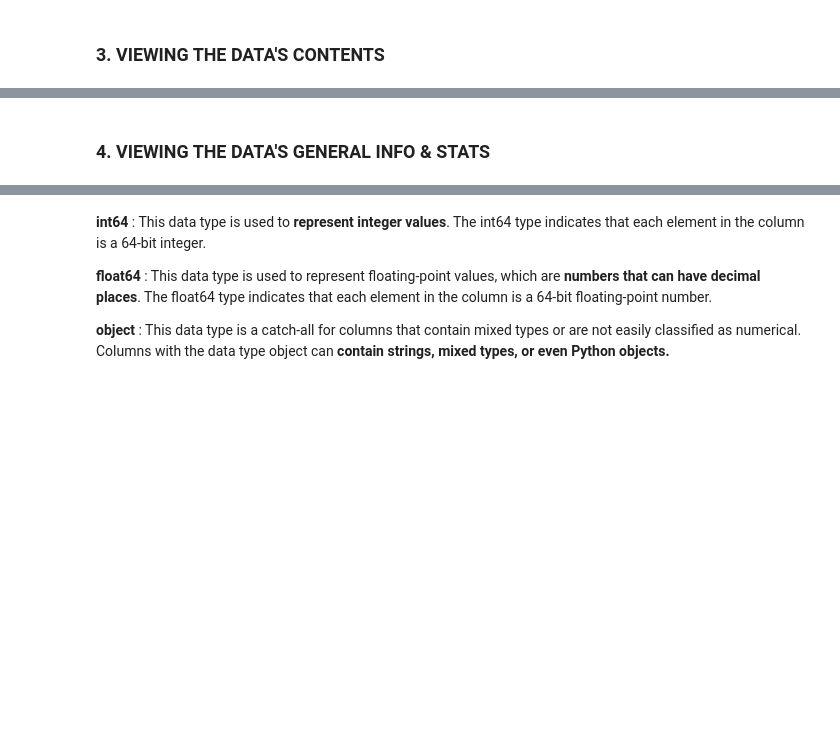
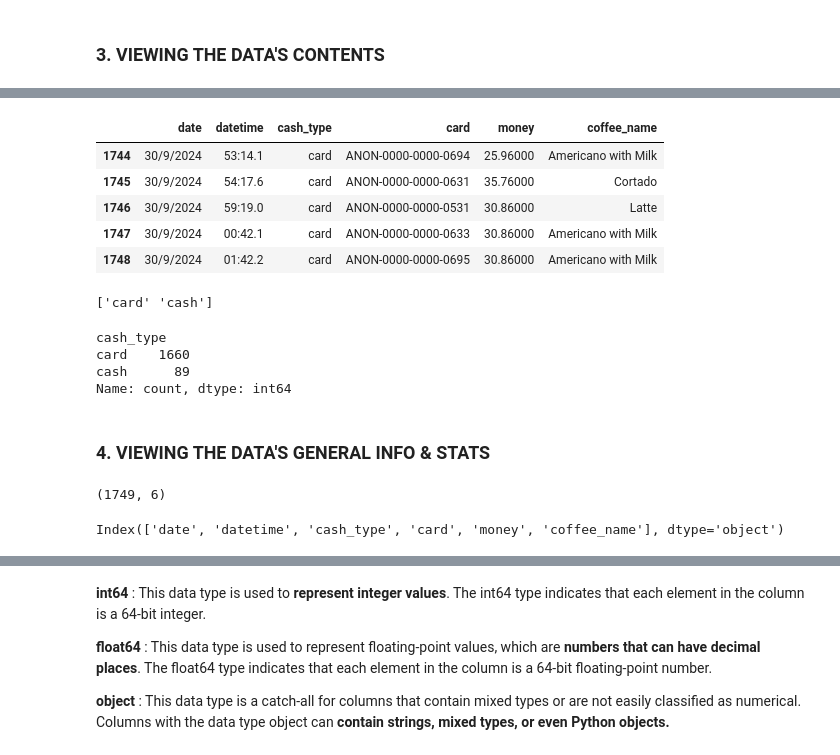
Before and after one commit to ThePatty7/MY-DAC-Curriculum, a Jupyter notebook: DAC-004_EDA/DAC-004_EDA_Session_1_Student_Copy.ipynb, the cells around one changed output, grey strips where cells are left out. Cells and saved outputs as stored; diff of their text form; code cells hidden in the pictures; blank space fills up the shorter version.

```diff
--- a/DAC-004_EDA/DAC-004_EDA_Session_1_Student_Copy.ipynb
+++ b/DAC-004_EDA/DAC-004_EDA_Session_1_Student_Copy.ipynb
@@ -160,14 +119,38 @@ df = pd.read_csv('/Users/genevievechin/Desktop/Coffee_Sales.csv')
 # %%
 # To view LAST 5 rows
+df.tail()
+# %% [output]
+|  | date | datetime | cash_type | card | money | coffee_name |
+| 1744 | 30/9/2024 | 53:14.1 | card | ANON-0000-0000-0694 | 25.96000 | Americano with Milk |
+| 1745 | 30/9/2024 | 54:17.6 | card | ANON-0000-0000-0631 | 35.76000 | Cortado |
+| 1746 | 30/9/2024 | 59:19.0 | card | ANON-0000-0000-0531 | 30.86000 | Latte |
+| 1747 | 30/9/2024 | 00:42.1 | card | ANON-0000-0000-0633 | 30.86000 | Americano with Milk |
+| 1748 | 30/9/2024 | 01:42.2 | card | ANON-0000-0000-0695 | 30.86000 | Americano with Milk |
 # %%
 #to view the unique elements in cash_type (we can call it payment method)
+print(df['cash_type'].unique())
+# %% [output]
+['card' 'cash']
 # %%
 #to find out number of payments by cash and card
+cash_counts = df['cash_type'].value_counts()
+print(cash_counts)
+# %% [output]
+cash_type
+card    1660
+cash      89
+Name: count, dtype: int64
 # %% [markdown]
 ### 4. VIEWING THE DATA'S GENERAL INFO & STATS
 # %%
 # It will return the (number of rows, number of columns)
+df.shape
+# %% [output]
+(1749, 6)
 # %%
 # It will print all the column names of our dataset
+df.columns
+# %% [output]
+Index(['date', 'datetime', 'cash_type', 'card', 'money', 'coffee_name'], dtype='object')
 # %%
 # df.dtypes shows the types of data in our Dataframe
```
Also changed, not shown: parts of 19 cells of this notebook, 1 other file.
